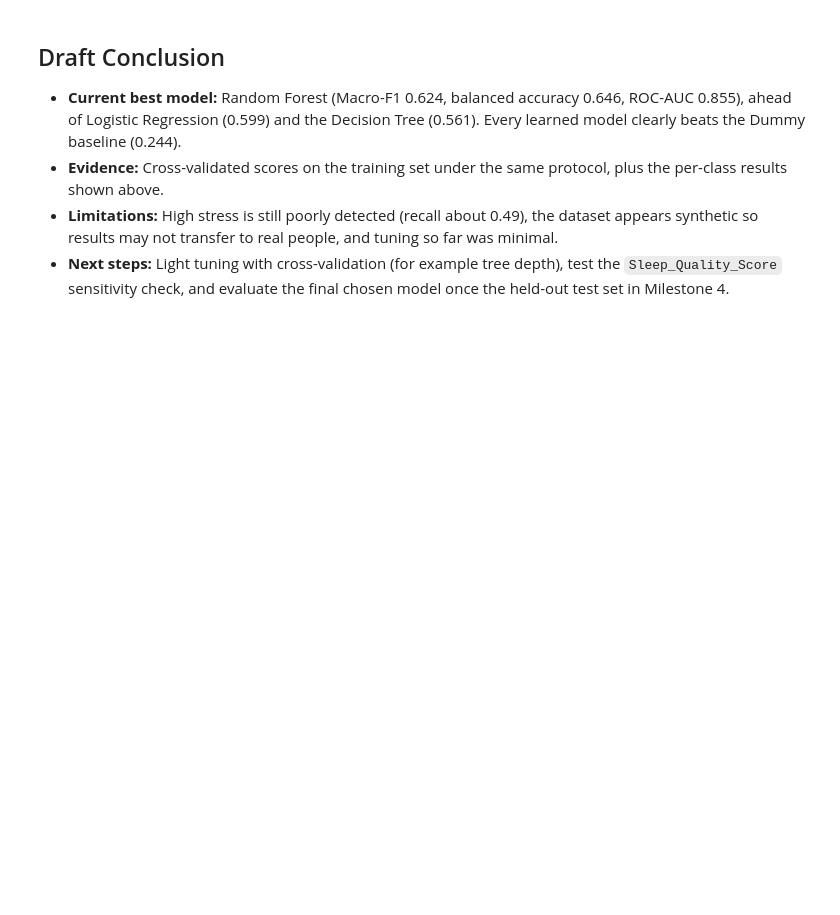
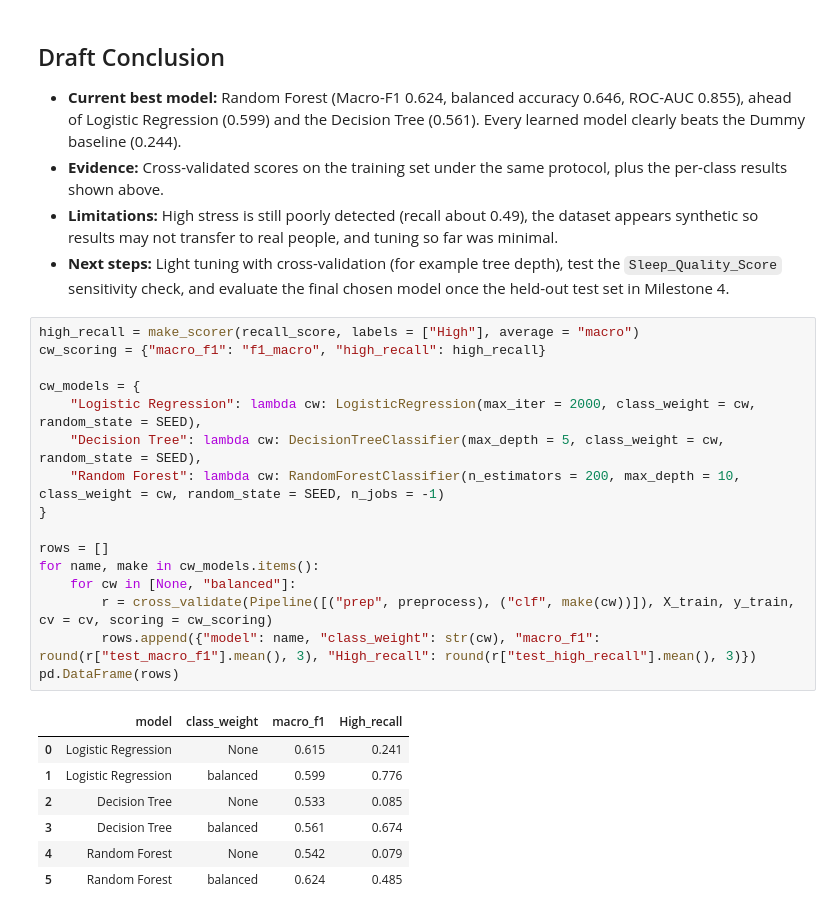
Before and after one commit to Mykkey/Wearable-Tech-Stress-Project, a Jupyter notebook: notebooks/01_data_audit_and_baseline.ipynb, the cells around one changed output. Drawn from its saved outputs; the diff is of its cells as text; blank space fills up the shorter version.

Commit message:
started checking for best model

````diff
--- a/notebooks/01_data_audit_and_baseline.ipynb
+++ b/notebooks/01_data_audit_and_baseline.ipynb
@@ -318,3 +324,27 @@
 - **Evidence:** Cross-validated scores on the training set under the same protocol, plus the per-class results shown above.
 - **Limitations:** High stress is still poorly detected (recall about 0.49), the dataset appears synthetic so results may not transfer to real people, and tuning so far was minimal.
 - **Next steps:** Light tuning with cross-validation (for example tree depth), test the ```Sleep_Quality_Score``` sensitivity check, and evaluate the final chosen model once the held-out test set in Milestone 4.
+# %%
+high_recall = make_scorer(recall_score, labels = ["High"], average = "macro")
+cw_scoring = {"macro_f1": "f1_macro", "high_recall": high_recall}
+
+cw_models = {
+    "Logistic Regression": lambda cw: LogisticRegression(max_iter = 2000, class_weight = cw, random_state = SEED),
+    "Decision Tree": lambda cw: DecisionTreeClassifier(max_depth = 5, class_weight = cw, random_state = SEED),
+    "Random Forest": lambda cw: RandomForestClassifier(n_estimators = 200, max_depth = 10, class_weight = cw, random_state = SEED, n_jobs = -1)
+}
+
+rows = []
+for name, make in cw_models.items():
+    for cw in [None, "balanced"]:
+        r = cross_validate(Pipeline([("prep", preprocess), ("clf", make(cw))]), X_train, y_train, cv = cv, scoring = cw_scoring)
+        rows.append({"model": name, "class_weight": str(cw), "macro_f1": round(r["test_macro_f1"].mean(), 3), "High_recall": round(r["test_high_recall"].mean(), 3)})
+pd.DataFrame(rows)
+# %% [output]
+|  | model | class_weight | macro_f1 | High_recall |
+| 0 | Logistic Regression | None | 0.615 | 0.241 |
+| 1 | Logistic Regression | balanced | 0.599 | 0.776 |
+| 2 | Decision Tree | None | 0.533 | 0.085 |
+| 3 | Decision Tree | balanced | 0.561 | 0.674 |
+| 4 | Random Forest | None | 0.542 | 0.079 |
+| 5 | Random Forest | balanced | 0.624 | 0.485 |
````
Also changed, not shown: parts of 2 cells of this notebook.
